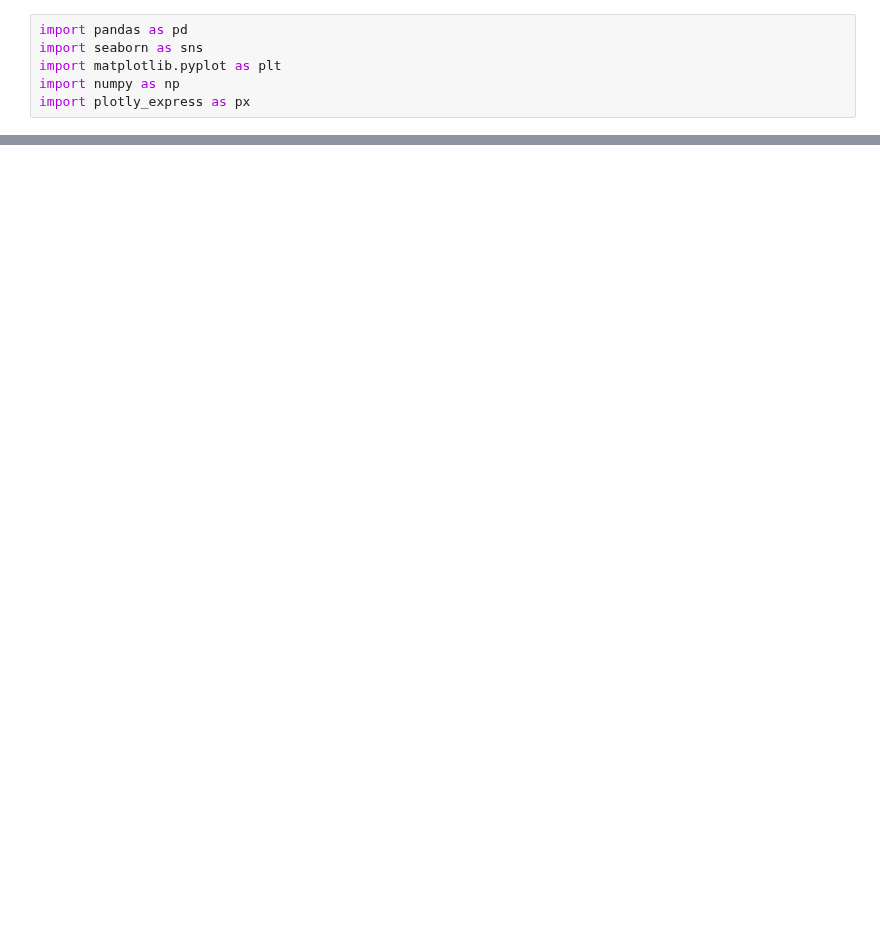
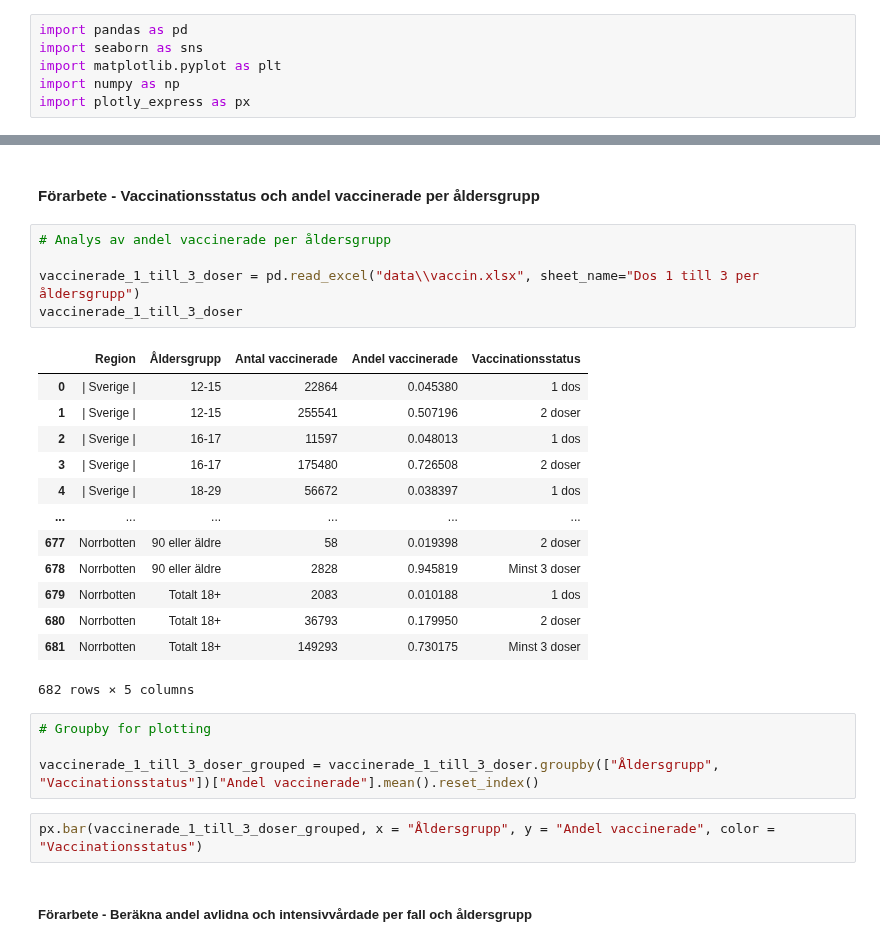
Before and after one commit to yomo001/databehandling-YOUNIS-MOUSSAVI, a Jupyter notebook: Laboration/lab1_uppgift3.ipynb, the cells around one changed output, grey strips where cells are left out. Drawn from its saved outputs; the diff is of its cells as text; blank space fills up the shorter version.

```diff
--- a/Laboration/lab1_uppgift3.ipynb
+++ b/Laboration/lab1_uppgift3.ipynb
@@ -385,0 +25,29 @@ NameError: name 'final_table' is not defined
+# %% [markdown]
+#### Förarbete - Vaccinationsstatus och andel vaccinerade per åldersgrupp
+# %%
+# Analys av andel vaccinerade per åldersgrupp
+
+vaccinerade_1_till_3_doser = pd.read_excel("data\\vaccin.xlsx", sheet_name="Dos 1 till 3 per åldersgrupp")
+vaccinerade_1_till_3_doser
+# %% [output]
+|  | Region | Åldersgrupp | Antal vaccinerade | Andel vaccinerade | Vaccinationsstatus |
+| 0 | | Sverige | | 12-15 | 22864 | 0.045380 | 1 dos |
+| 1 | | Sverige | | 12-15 | 255541 | 0.507196 | 2 doser |
+| 2 | | Sverige | | 16-17 | 11597 | 0.048013 | 1 dos |
+| 3 | | Sverige | | 16-17 | 175480 | 0.726508 | 2 doser |
+| 4 | | Sverige | | 18-29 | 56672 | 0.038397 | 1 dos |
+| ... | ... | ... | ... | ... | ... |
+| 677 | Norrbotten | 90 eller äldre | 58 | 0.019398 | 2 doser |
+| 678 | Norrbotten | 90 eller äldre | 2828 | 0.945819 | Minst 3 doser |
+| 679 | Norrbotten | Totalt 18+ | 2083 | 0.010188 | 1 dos |
+| 680 | Norrbotten | Totalt 18+ | 36793 | 0.179950 | 2 doser |
+| 681 | Norrbotten | Totalt 18+ | 149293 | 0.730175 | Minst 3 doser |
+682 rows × 5 columns
+# %%
+# Groupby for plotting
+
+vaccinerade_1_till_3_doser_grouped = vaccinerade_1_till_3_doser.groupby(["Åldersgrupp", "Vaccinationsstatus"])["Andel vaccinerade"].mean().reset_index()
+# %%
+px.bar(vaccinerade_1_till_3_doser_grouped, x = "Åldersgrupp", y = "Andel vaccinerade", color = "Vaccinationsstatus")
+# %% [markdown]
+##### Förarbete - Beräkna andel avlidna och intensivvårdade per fall och åldersgrupp
```
Also changed, not shown: parts of 83 cells of this notebook, 2 other files.
